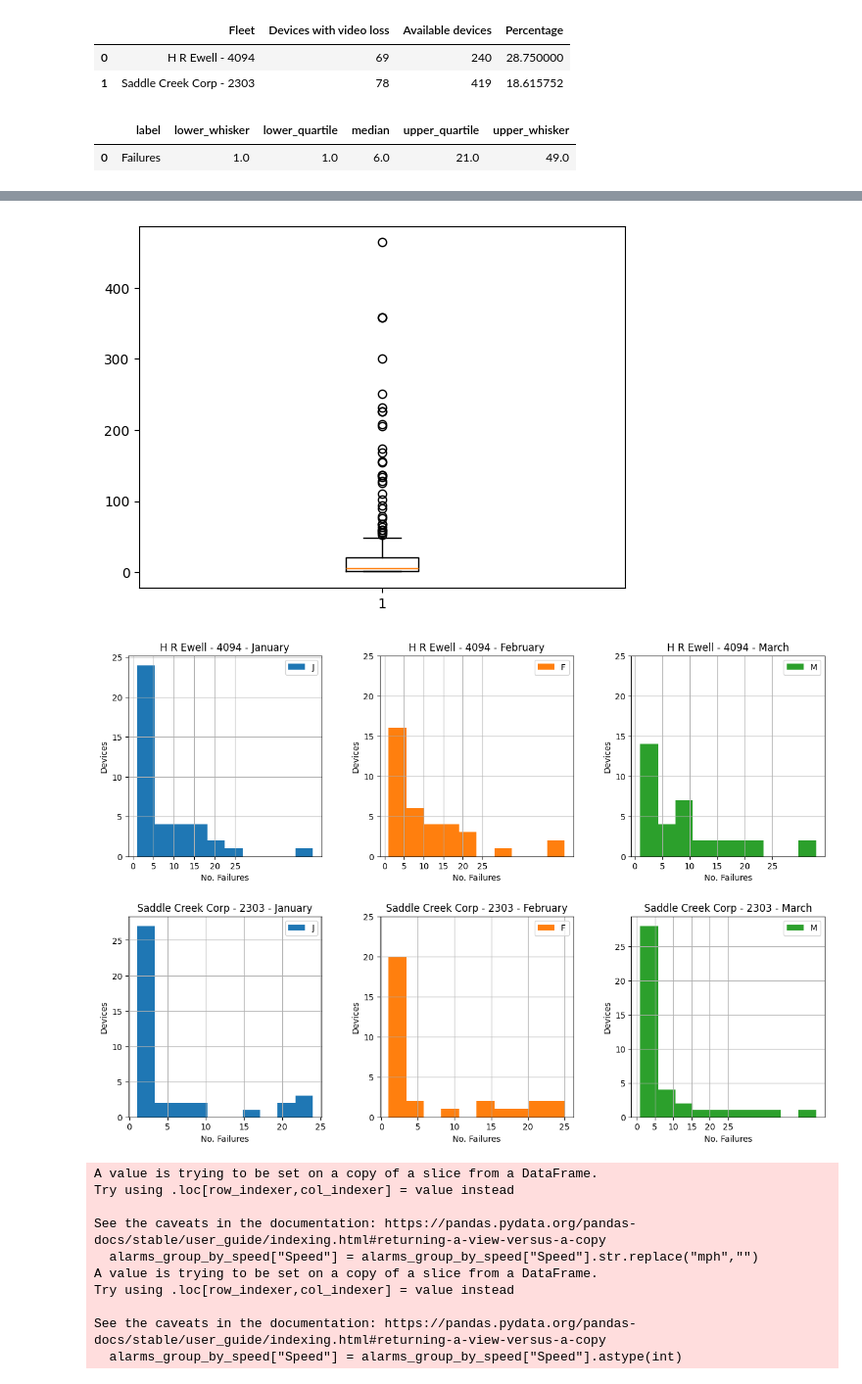
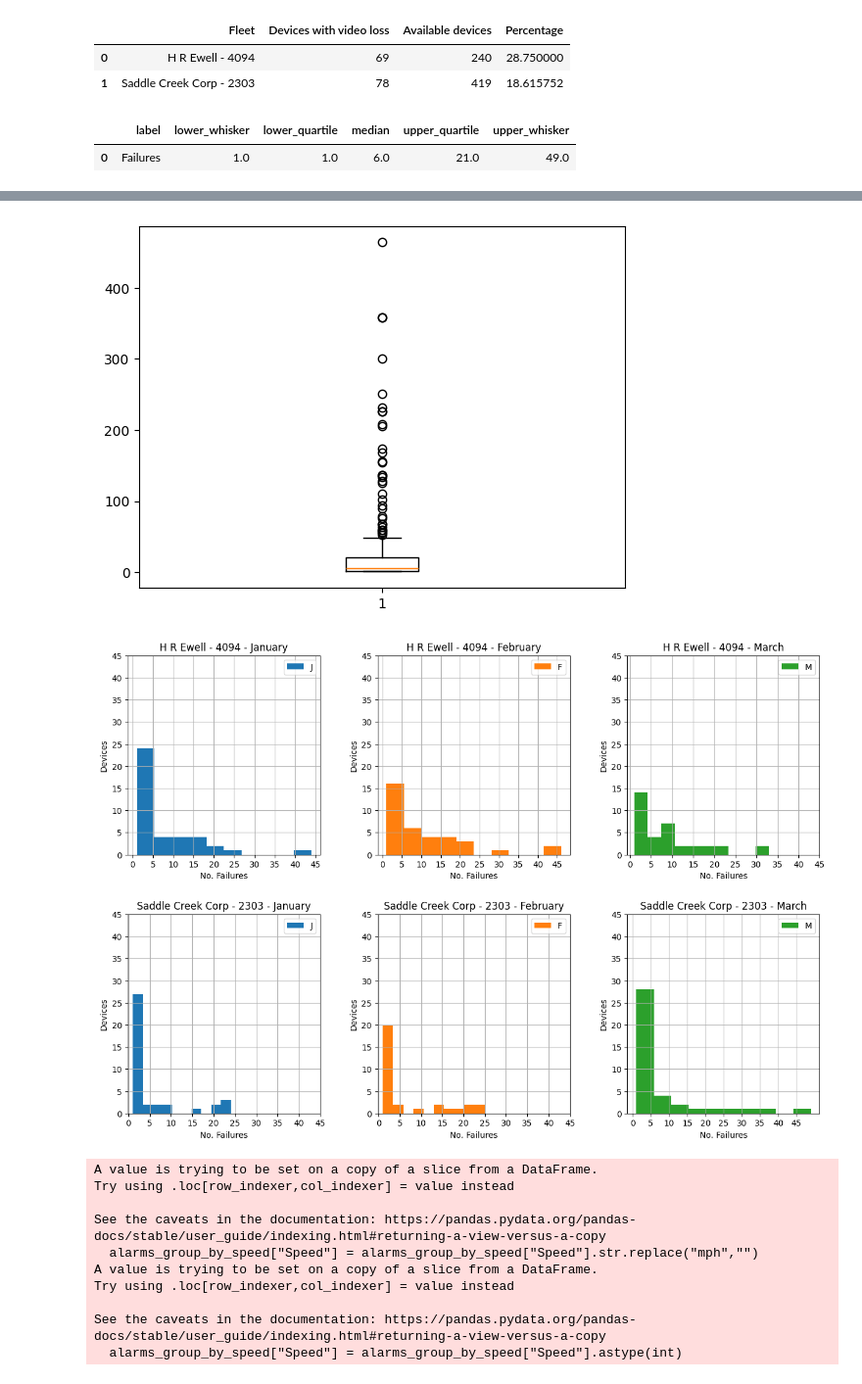
Before and after one commit to apolo-marton/video-loss-analysis, a Jupyter notebook: alarm_analysis.ipynb, the cells around one changed output, grey strips where cells are left out. Shown at 98% size. Cells and saved outputs as stored; diff of their text form; code cells hidden in the pictures.

Commit message:
Adjusting plot scales

```diff
--- a/alarm_analysis.ipynb
+++ b/alarm_analysis.ipynb
@@ -256,36 +256,36 @@ for fleet_name in fleets :
         axs[i,j].set_ylabel("Devices")
         axs[i,j].set_xlabel("No. Failures")
         axs[i,j].set_title(fleet_name+' - '+month_name)
         axs[i,j].legend(month_name)
-        plt.xticks(np.arange(0, 30, step=5))
-        plt.yticks(np.arange(0, 30, step=5))
+        plt.xticks(np.arange(0, 50, step=5))
+        plt.yticks(np.arange(0, 50, step=5))
 
         j=j+1
     i=i+1
 
 # display(alarms_grouped_df)
 # %% [output]
 |  | label | lower_whisker | lower_quartile | median | upper_quartile | upper_whisker |
 | 0 | Failures | 1.0 | 1.0 | 6.0 | 21.0 | 49.0 |
 |  | Month | Fleet | License plate number | Failures |
 | 0 | February | H R Ewell - 4094 | 007100951D | 251 |
 | 1 | February | H R Ewell - 4094 | 0071009776 | 232 |
 | 2 | February | H R Ewell - 4094 | 007100A427 | 205 |
 | 3 | February | H R Ewell - 4094 | 007100A1BF | 174 |
 | 4 | February | H R Ewell - 4094 | 00710092D6 | 90 |
 | 42 | February | Saddle Creek Corp - 2303 | 007100A0A5 | 300 |
 | 43 | February | Saddle Creek Corp - 2303 | 007100A43E | 169 |
 | 44 | February | Saddle Creek Corp - 2303 | 0071009166 | 125 |
 | 45 | February | Saddle Creek Corp - 2303 | 0071009743 | 102 |
 | 46 | February | Saddle Creek Corp - 2303 | 00710057FC | 68 |
 | ... | ... | ... | ... | ... |
 | 221 | March | Saddle Creek Corp - 2303 | 0071009166 | 137 |
 | 222 | March | Saddle Creek Corp - 2303 | 0071009743 | 134 |
 | 223 | March | Saddle Creek Corp - 2303 | 00710095A6 | 79 |
 | 224 | March | Saddle Creek Corp - 2303 | 007100928C | 76 |
 | 225 | March | Saddle Creek Corp - 2303 | 0071004B89 | 57 |
 [figure]
-[figure, old version]
+[figure, new version]
 # %%
 
 # Analise alarms/velocidade (histograma)
```
Also changed, not shown: parts of 1 cell of this notebook.
